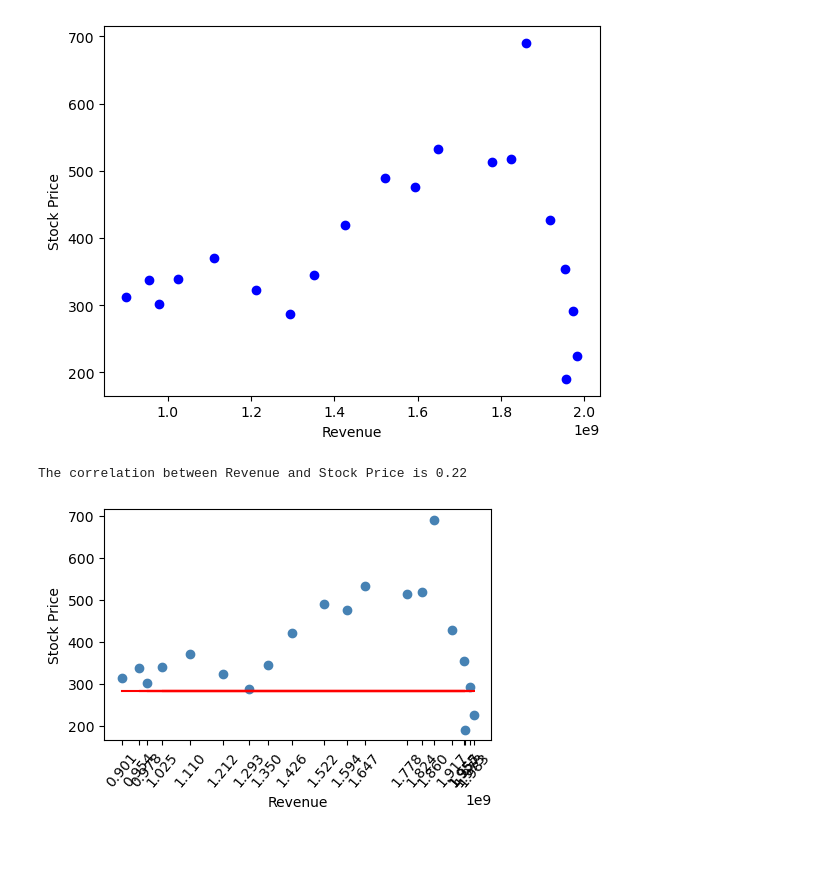
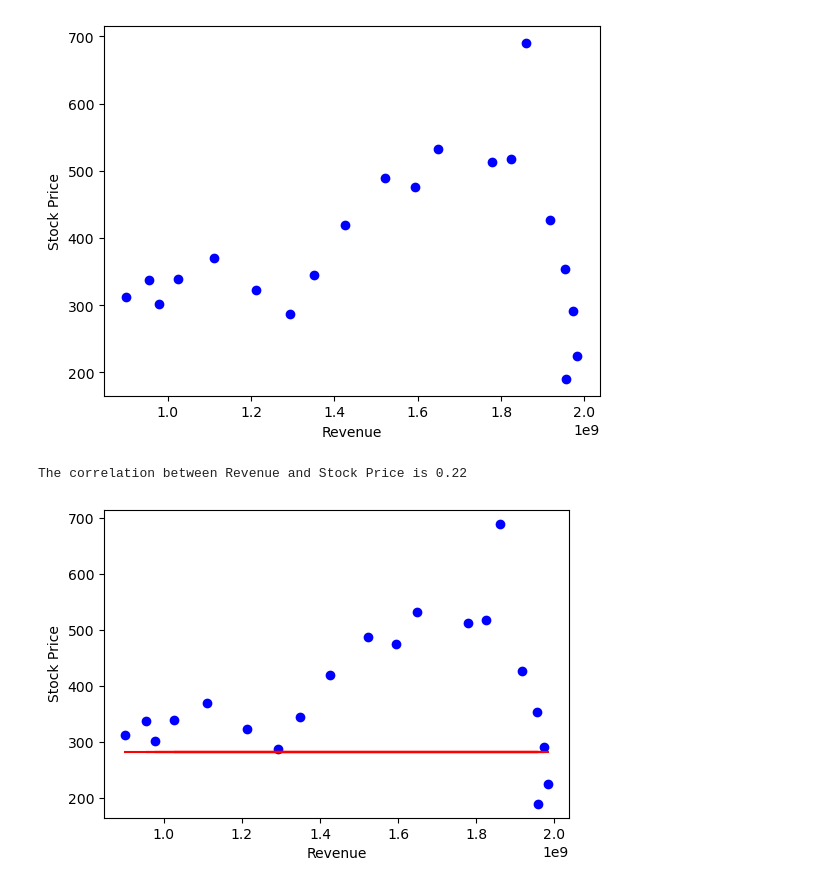
Before and after one commit to GinaGL/Netflixmoviesdataanalysis, a Jupyter notebook: Dataset Cleanup/correlation and linear regression.ipynb, the cells around one changed output. Cells and saved outputs as stored; diff of their text form; code cells hidden in the pictures; blank space fills up the shorter version.

Commit message:
chart updated

```diff
--- a/Dataset Cleanup/correlation and linear regression.ipynb
+++ b/Dataset Cleanup/correlation and linear regression.ipynb
@@ -27,19 +27,18 @@ plt.show()
 # %%
 # Calculate the correlation coefficient and linear regression model
 # for average revenue vs.stock price
 corr = average_revenue.corr(stock_price).round(2)
 print(f"The correlation between Revenue and Stock Price is {corr}")
 
 pe_slope, pe_int, pe_r, pe_p, pe_std_err = st.linregress(average_revenue, stock_price)
 pe_fit = pe_slope * stock_price + pe_int
 
-plt.figure(figsize=(5,3))
-plt.scatter(average_revenue, stock_price, color='steelblue')
+plt.figure(figsize=(6,4))
+plt.scatter(average_revenue, stock_price, color='blue')
 plt.plot(average_revenue,pe_fit, color = "red")
-plt.xticks(average_revenue, rotation=50)
 plt.xlabel('Revenue')
 plt.ylabel('Stock Price')
 plt.show()
 # %% [output]
 The correlation between Revenue and Stock Price is 0.22
-[figure, old version]
+[figure, new version]
```
